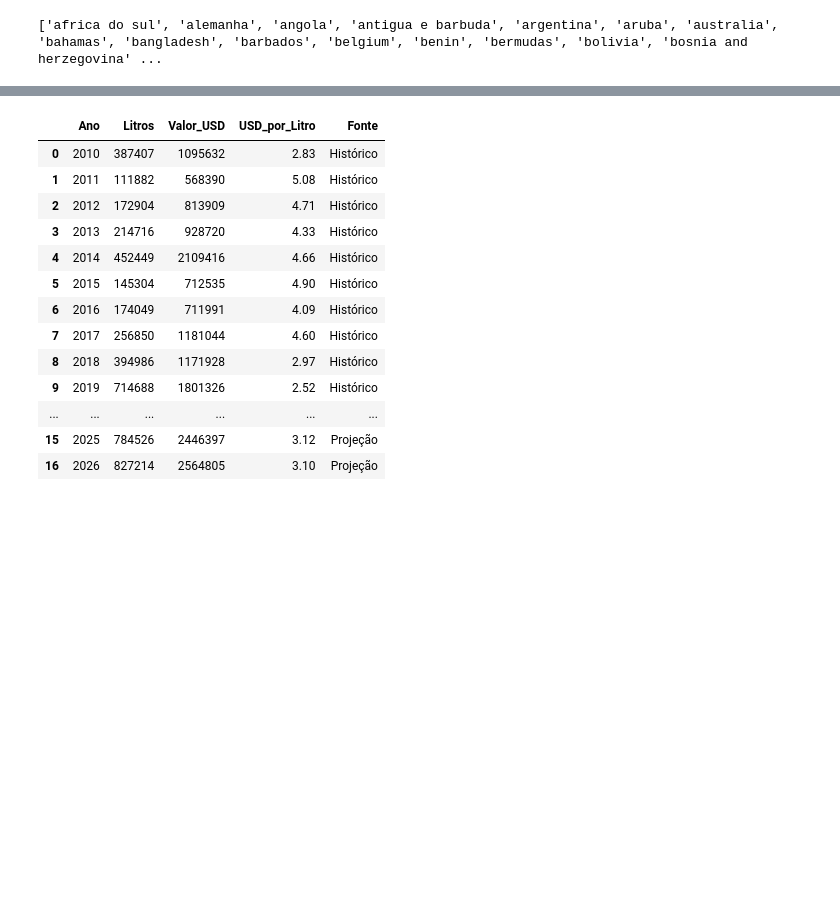
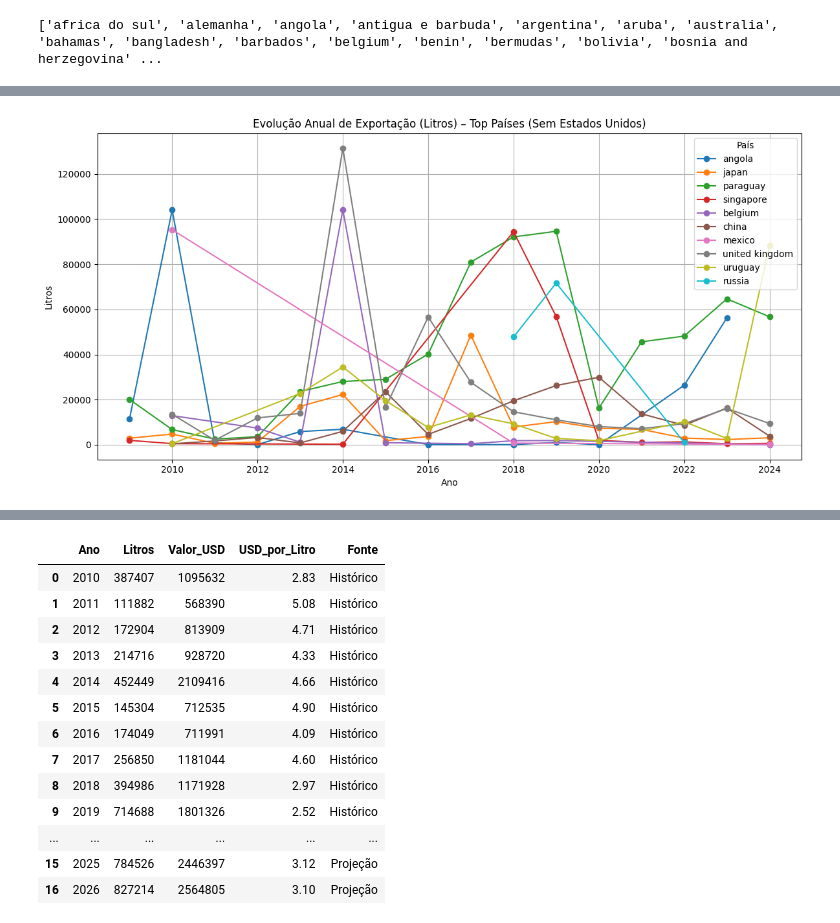
Before and after one commit to jaqueantunes/export_uva, a Jupyter notebook: PosFIAP_Export.ipynb, the cells around one changed output, grey strips where cells are left out. Drawn from its saved outputs; the diff is of its cells as text; code cells hidden in the pictures; blank space fills up the shorter version.

```diff
--- a/PosFIAP_Export.ipynb
+++ b/PosFIAP_Export.ipynb
@@ -365,0 +390,28 @@ plt.show()
+# %%
+import matplotlib.pyplot as plt
+
+# Filtrar os 10 países com maior volume total, excluindo Estados Unidos
+top_paises = df_comb.groupby('País')['Litros'].sum().sort_values(ascending=False).head(11)
+top_paises = top_paises.drop('united states', errors='ignore')
+
+# Filtrar os dados apenas para esses países
+df_top = df_comb[df_comb['País'].isin(top_paises.index)]
+
+# Agrupar por ano e país
+evolucao = df_top.groupby(['Ano', 'País'])['Litros'].sum().reset_index()
+
+# Plotar
+plt.figure(figsize=(12, 6))
+for pais in evolucao['País'].unique():
+    dados_pais = evolucao[evolucao['País'] == pais]
+    plt.plot(dados_pais['Ano'], dados_pais['Litros'], marker='o', label=pais)
+
+plt.title('Evolução Anual de Exportação (Litros) – Top Países (Sem Estados Unidos)')
+plt.xlabel('Ano')
+plt.ylabel('Litros')
+plt.grid(True)
+plt.legend(title='País')
+plt.tight_layout()
+plt.show()
+# %% [output]
+[figure, added]
```
Also changed, not shown: parts of 15 cells of this notebook.
